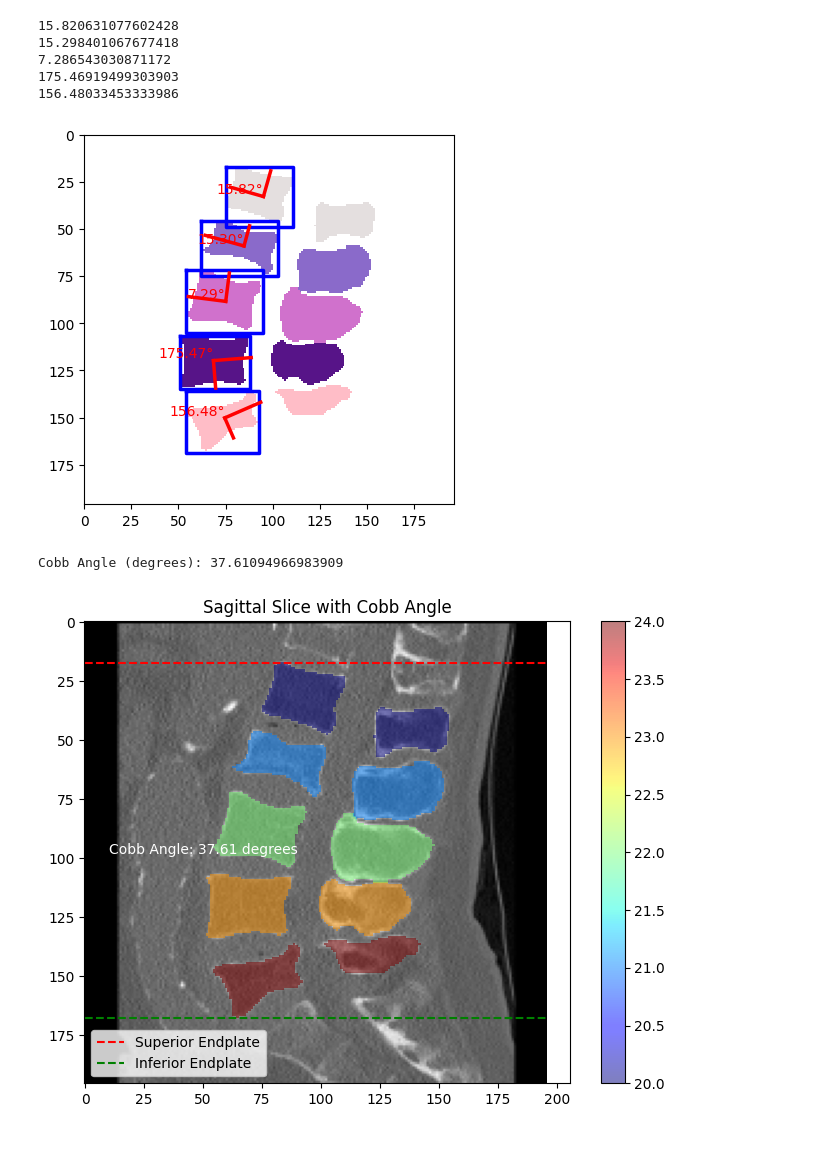
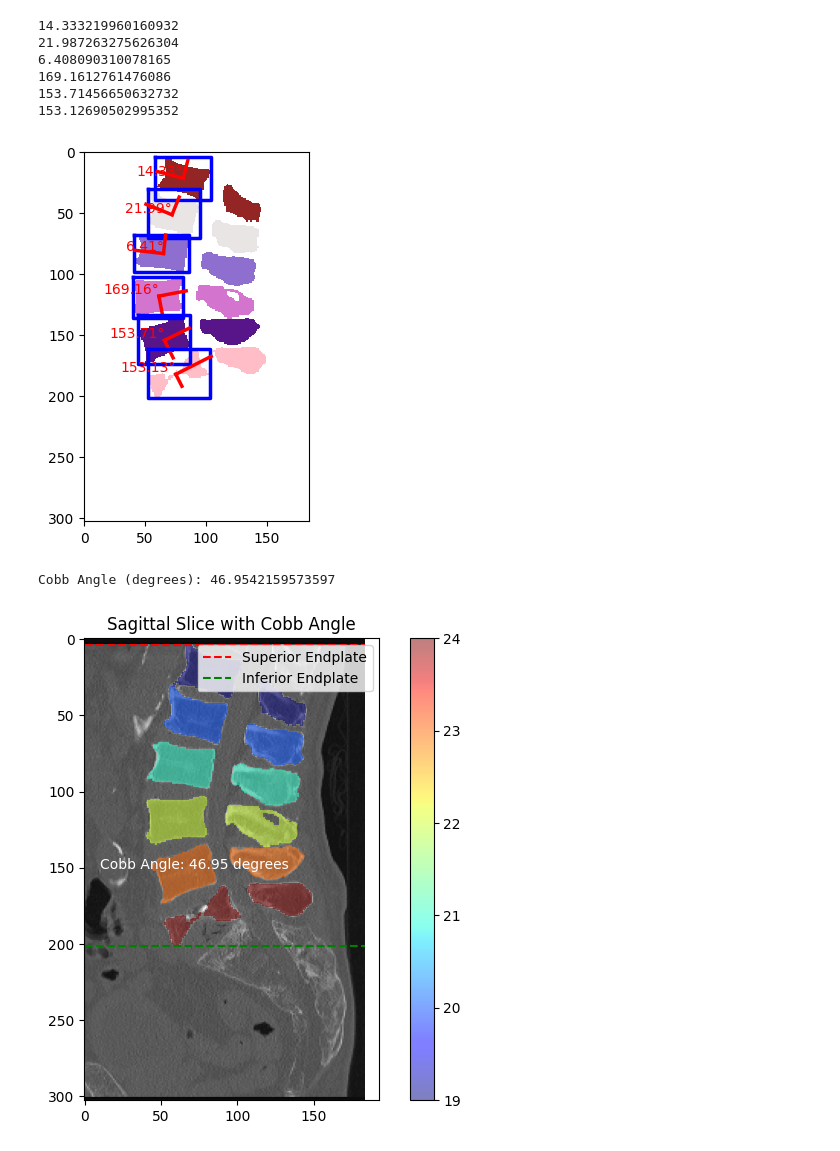
Before and after one commit to emajavor/racunalni_vid, a Jupyter notebook: cobbs_angle_calc.ipynb, the cells around one changed output. Cells and saved outputs as stored; diff of their text form; code cells hidden in the pictures.

```diff
--- a/cobbs_angle_calc.ipynb
+++ b/cobbs_angle_calc.ipynb
@@ -8,12 +8,12 @@ import matplotlib.pyplot as plt
 # custom
 from data_utilities import *
 
-directory = 'D:\\racunalni_vid\dataset-verse19test\dataset-verse19test\derivatives\sub-verse054'
+directory = 'D:\\racunalni_vid\dataset-verse19test\dataset-verse19test\derivatives\sub-verse032'
 
 # Step 4: Load files for a single data sample
-img_nib = nib.load(os.path.join(directory, 'sub-verse054_ct.nii.gz'))
-msk_nib = nib.load(os.path.join(directory, 'sub-verse054_seg-vert_msk.nii.gz'))
-ctd_list = load_centroids(os.path.join(directory, 'sub-verse054_seg-subreg_ctd.json'))
+img_nib = nib.load(os.path.join(directory, 'sub-verse032_ct.nii.gz'))
+msk_nib = nib.load(os.path.join(directory, 'sub-verse032_seg-vert_msk.nii.gz'))
+ctd_list = load_centroids(os.path.join(directory, 'sub-verse032_seg-subreg_ctd.json'))
 # %%
 #check img zooms
 zooms = img_nib.header.get_zooms()
@@ -216,41 +216,15 @@ matching_bounding_boxes = np.array(matching_bounding_boxes)
 plt.imshow(msk_np_sag, cmap=cm_itk, alpha=0.9, vmin=1, vmax=64)
 
 plt.show()
-
-# # Calculate Cobb angle
-# rotation_angles = np.array(rotation_angles)
-# largest_angles_idx = rotation_angles.argsort()[-2:]
-# largest_angles = rotation_angles[largest_angles_idx]
-# cobb_angle = np.abs(np.diff(largest_angles))[0]
-
-# print("Cobb Angle:", cobb_angle)
 # %% [output]
-15.820631077602428
-15.298401067677418
-7.286543030871172
-175.46919499303903
-156.48033453333986
+14.333219960160932
+21.987263275626304
+6.408090310078165
+169.1612761476086
+153.71456650632732
+153.12690502995352
-[figure, old version]
+[figure, new version]
 # %%
-def calculate_cobb_angle(mask_data):
-    # Find the indices of the superior and inferior endplates
-    endplate_indices = np.where(~np.isnan(mask_data))
-
-    # Assume we found the superior and inferior indices correctly
-    sup_endplate_idx = np.min(endplate_indices)
-    inf_endplate_idx = np.max(endplate_indices)
-
-    # Calculate the Cobb angle using the indices
-    cobb_angle = np.arctan((inf_endplate_idx - sup_endplate_idx) / mask_data.shape[1]) * 180 / np.pi
-
-    return cobb_angle
-
-# Calculate Cobb angle for the mid-slice in sagittal plane
-cobb_angle = calculate_cobb_angle(msk_np_sag)
-
-print("Cobb Angle (degrees):", cobb_angle)
-
-
 def calculate_cobb_angle(mask_data):
     # Find the indices of the superior and inferior endplates
     endplate_indices = np.where(~np.isnan(mask_data))
@@ -259,32 +233,33 @@ def calculate_cobb_angle(mask_data):
     sup_endplate_idx = np.min(endplate_indices)
     inf_endplate_idx = np.max(endplate_indices)
 
     # Calculate the Cobb angle using the indices
     cobb_angle = np.arctan((inf_endplate_idx - sup_endplate_idx) / mask_data.shape[1]) * 180 / np.pi
 
     return cobb_angle, sup_endplate_idx, inf_endplate_idx
 
 # Calculate Cobb angle for the mid-slice in sagittal plane
 cobb_angle, sup_idx, inf_idx = calculate_cobb_angle(msk_np_sag)
+print("Cobb Angle (degrees):", cobb_angle)
 
 # Plot the mid-slice image
 plt.figure(figsize=(8, 6))
 plt.imshow(im_np_sag, cmap='gray')
 plt.title('Sagittal Slice with Cobb Angle')
 
 # Plot the mask overlay
 plt.imshow(msk_np_sag, cmap='jet', alpha=0.5)
 
 # Plot lines for the Cobb angle
 plt.plot([0, msk_np_sag.shape[1]], [sup_idx, sup_idx], 'r--', label='Superior Endplate')
 plt.plot([0, msk_np_sag.shape[1]], [inf_idx, inf_idx], 'g--', label='Inferior Endplate')
 
 # Add Cobb angle text
 plt.text(10, msk_np_sag.shape[0] // 2, f'Cobb Angle: {cobb_angle:.2f} degrees', color='white')
 
 plt.colorbar()
 plt.legend()
 plt.show()
 # %% [output]
-Cobb Angle (degrees): 37.61094966983909
+Cobb Angle (degrees): 46.9542159573597
-[figure, old version]
+[figure, new version]
```
Also changed, not shown: parts of 5 cells of this notebook.
